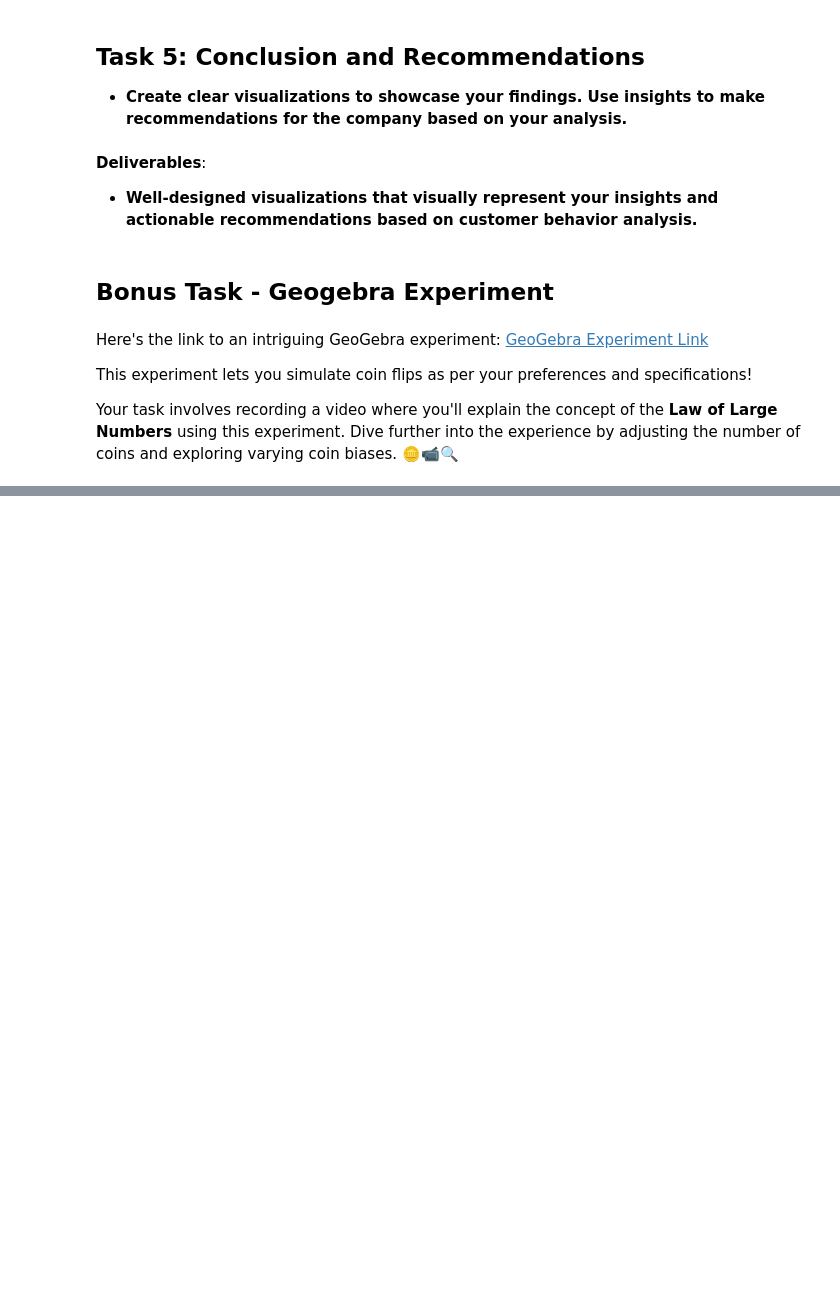
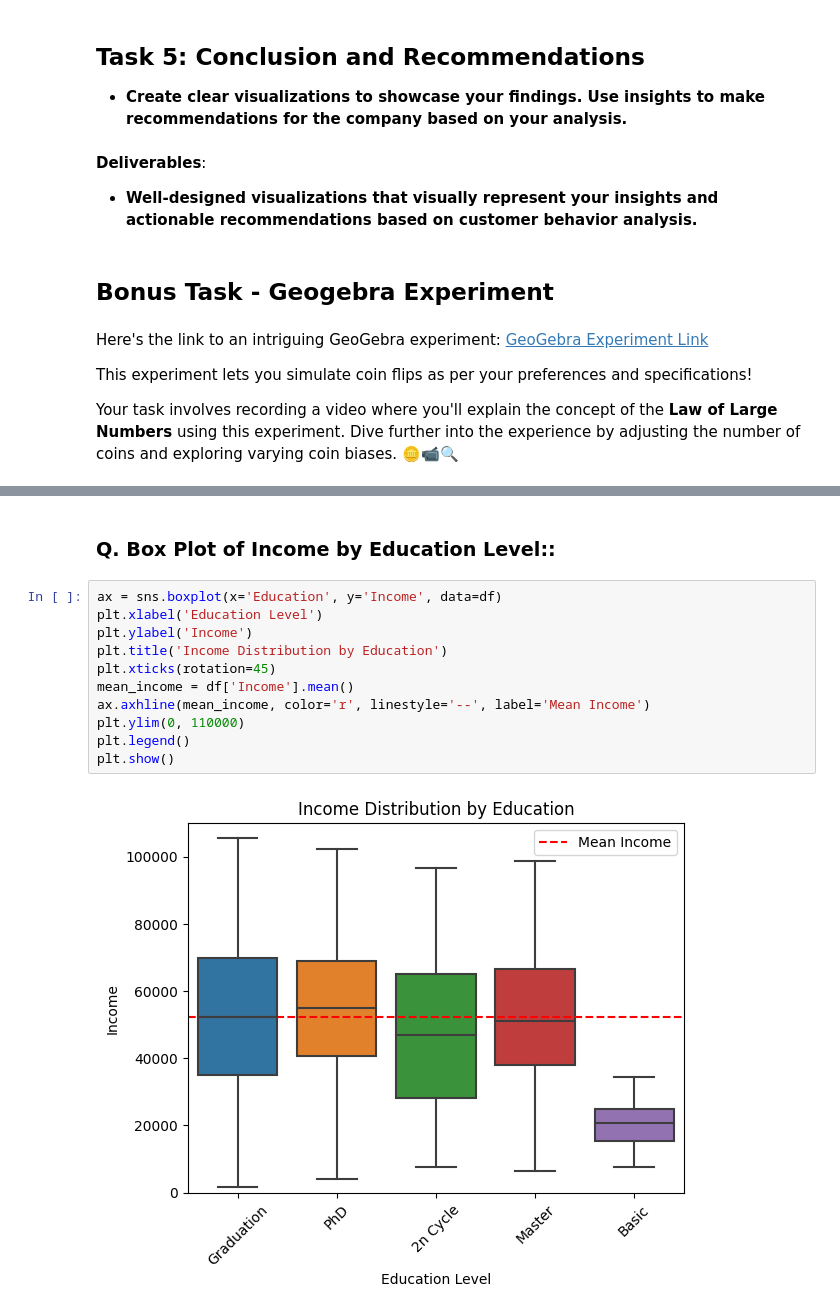
Before and after one commit to shubham-maral/Applied-Statistics-Project, a Jupyter notebook: Applied_Statistics_Project_Shubham_Maral_.ipynb, the cells around one changed output, grey strips where cells are left out. Drawn from its saved outputs; the diff is of its cells as text; blank space fills up the shorter version.

```diff
--- a/Applied_Statistics_Project_Shubham_Maral_.ipynb
+++ b/Applied_Statistics_Project_Shubham_Maral_.ipynb
@@ -107,0 +483,15 @@ Your task involves recording a video where you'll explain the concept of the **L
+# %% [markdown]
+### Q. Box Plot of Income by Education Level::
+# %%
+ax = sns.boxplot(x='Education', y='Income', data=df)
+plt.xlabel('Education Level')
+plt.ylabel('Income')
+plt.title('Income Distribution by Education')
+plt.xticks(rotation=45)
+mean_income = df['Income'].mean()
+ax.axhline(mean_income, color='r', linestyle='--', label='Mean Income')
+plt.ylim(0, 110000)
+plt.legend()
+plt.show()
+# %% [output]
+[figure, added]
```
Also changed, not shown: parts of 70 cells of this notebook.
